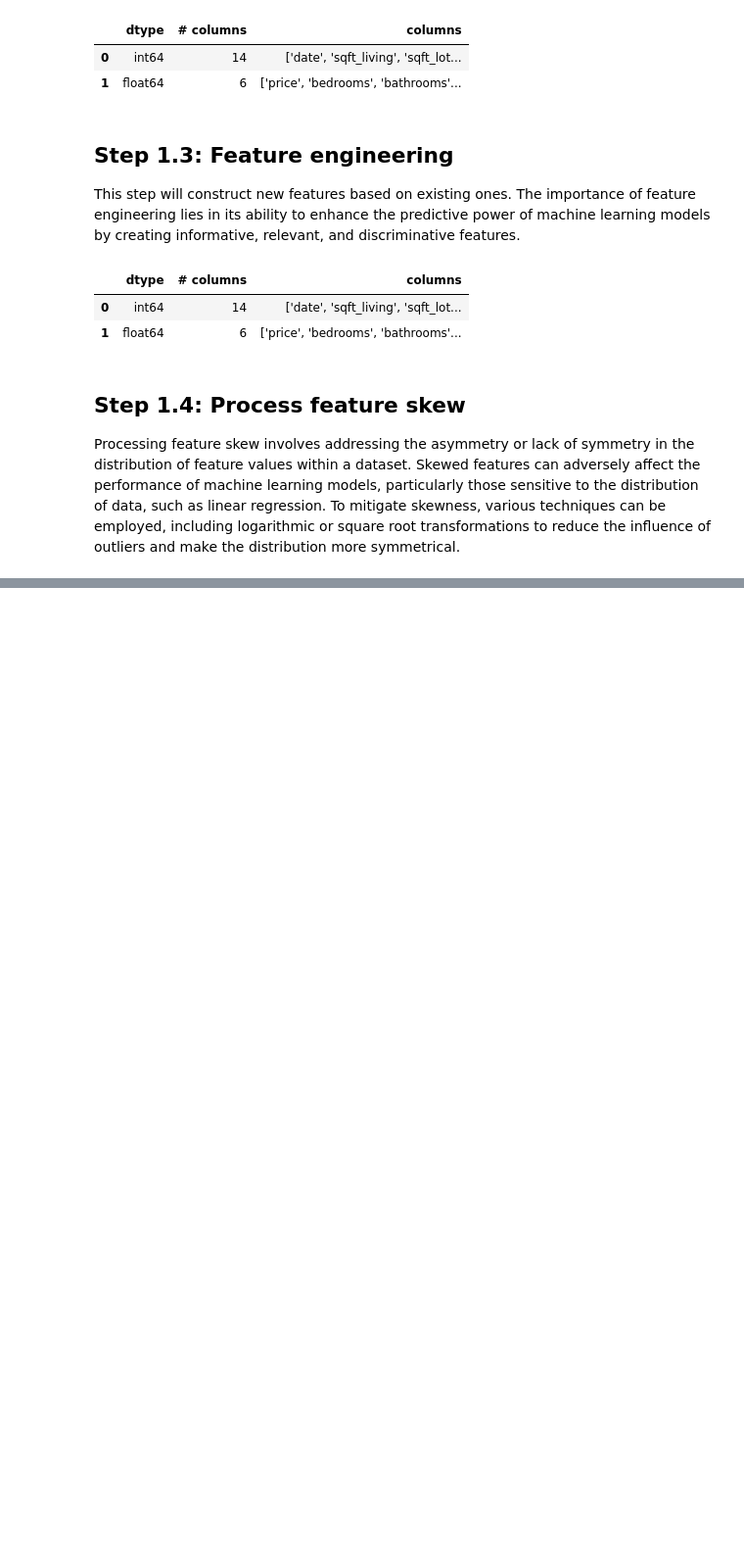
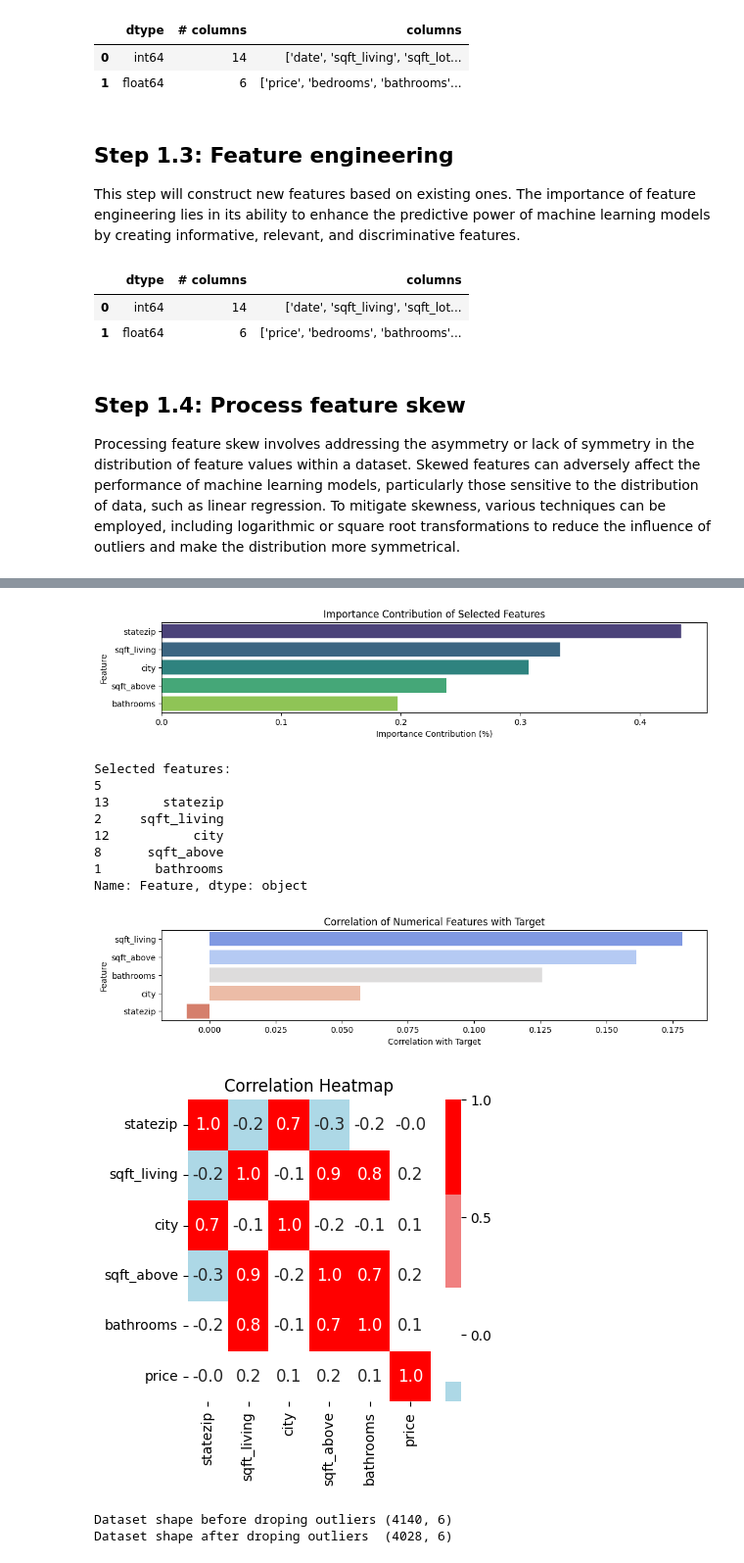
Before and after one commit to sumitdas9706563464-ux/house_price_predection, a Jupyter notebook: need/house_price_predection_analysis.ipynb, the cells around one changed output, grey strips where cells are left out. Shown at 98% size. Drawn from its saved outputs; the diff is of its cells as text; code cells hidden in the pictures; blank space fills up the shorter version.

```diff
--- a/need/house_price_predection_analysis.ipynb
+++ b/need/house_price_predection_analysis.ipynb
@@ -506,0 +656,59 @@ def transform_non_skewed_features(df, non_skewed_features):
+# %%
+# Convert date to useful numeric features
+train['date'] = pd.to_datetime(train['date'])
+train['year'] = train['date'].dt.year
+train['month'] = train['date'].dt.month
+train['day'] = train['date'].dt.day
+
+# Drop useless or too granular columns
+train = train.drop(columns=['date', 'street', 'country'])
+# %%
+from sklearn.preprocessing import LabelEncoder
+
+for col in ['city', 'statezip']:
+    le = LabelEncoder()
+    train[col] = le.fit_transform(train[col])
+# %%
+target_correlations = get_target_correlations(train, target_feature)
+X, y = split_data_X_y(train, target_feature)
+features_importance = feature_selection(X, y, mutual_info_regression)
+plot_features_importance(features_importance)
+selected_features = features_importance['Feature']
+print("Selected features:")
+print(len(selected_features))
+print(selected_features)
+X_selected  = X[selected_features]
+plot_target_correlations(target_correlations[target_correlations['Feature'].isin(selected_features)])
+plot_heatmap2(pd.concat([X_selected, y], axis=1))
+
+# construct train again from selected_features and target_feature
+train = pd.concat([X_selected, y], axis=1)
+
+sns.boxplot(data=train)
+
+print('Dataset shape before droping outliers', train.shape)
+# Calculate quartiles
+Q1 = train[target_feature].quantile(0.25)
+Q3 = train[target_feature].quantile(0.75)
+
+# Calculate IQR (Interquartile Range)
+IQR = Q3 - Q1
+
+# Filter outliers
+train = train[~((train[target_feature] < (Q1 - 1.5 * IQR)) | (train[target_feature] > (Q3 + 1.5 * IQR)))]
+sns.boxplot(data=train)
+print('Dataset shape after droping outliers ', train.shape)
+# %% [output]
+[figure, added]
+Selected features:
+5
+13       statezip
+2     sqft_living
+12           city
+8      sqft_above
+1       bathrooms
+Name: Feature, dtype: object
+[figure, added]
+[figure, added]
+Dataset shape before droping outliers (4140, 6)
+Dataset shape after droping outliers  (4028, 6)
```
Also changed, not shown: parts of 18 cells of this notebook.
